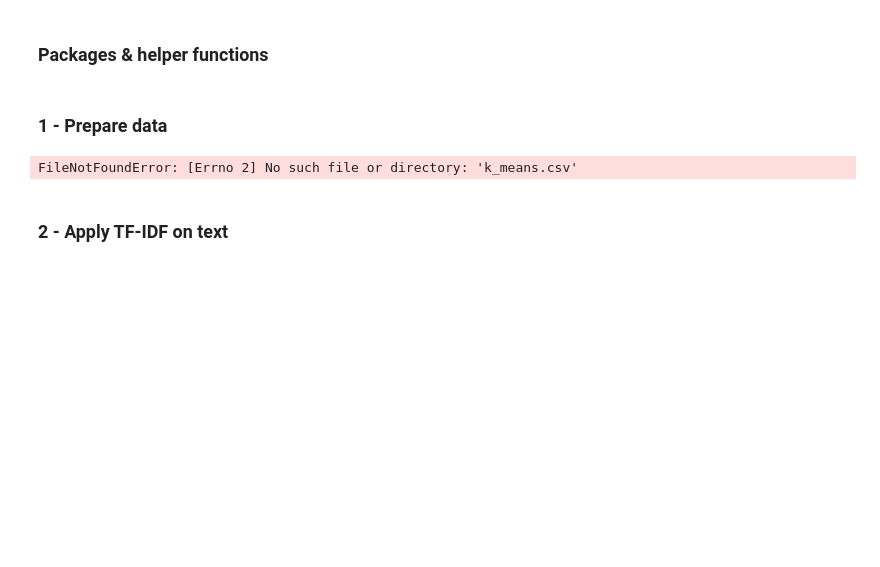
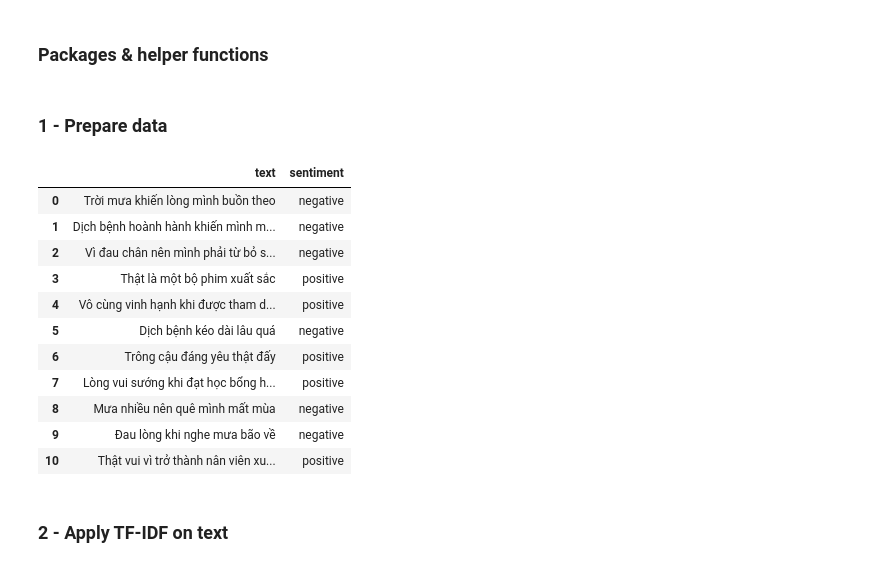
Before and after one commit to bluesky2106/python-ai, a Jupyter notebook: 06-clustering/k_means/k-means.ipynb, the cells around one changed output. Saved outputs shown, nothing was run; the diff lists cells and outputs as text; code cells hidden in the pictures; blank space fills up the shorter version.

Commit message:
kmeans and hac for sentiment

```diff
--- a/06-clustering/k_means/k-means.ipynb
+++ b/06-clustering/k_means/k-means.ipynb
@@ -44,10 +44,21 @@ def plot_cm(y_true, y_pred, figsize=(6,5)):
 # %% [markdown]
 ### 1 - Prepare data
 # %%
-data = pd.read_csv('k_means.csv')
+data = pd.read_csv('k-means.csv')
 data
 # %% [output]
-FileNotFoundError: [Errno 2] No such file or directory: 'k_means.csv'
+|  | text | sentiment |
+| 0 | Trời mưa khiến lòng mình buồn theo | negative |
+| 1 | Dịch bệnh hoành hành khiến mình m... | negative |
+| 2 | Vì đau chân nên mình phải từ bỏ s... | negative |
+| 3 | Thật là một bộ phim xuất sắc | positive |
+| 4 | Vô cùng vinh hạnh khi được tham d... | positive |
+| 5 | Dịch bệnh kéo dài lâu quá | negative |
+| 6 | Trông cậu đáng yêu thật đấy | positive |
+| 7 | Lòng vui sướng khi đạt học bổng h... | positive |
+| 8 | Mưa nhiều nên quê mình mất mùa | negative |
+| 9 | Đau lòng khi nghe mưa bão về | negative |
+| 10 | Thật vui vì trở thành nân viên xu... | positive |
 # %% [markdown]
 ### 2 - Apply TF-IDF on text
 # %%
```
Also changed, not shown: parts of 7 cells of this notebook.
